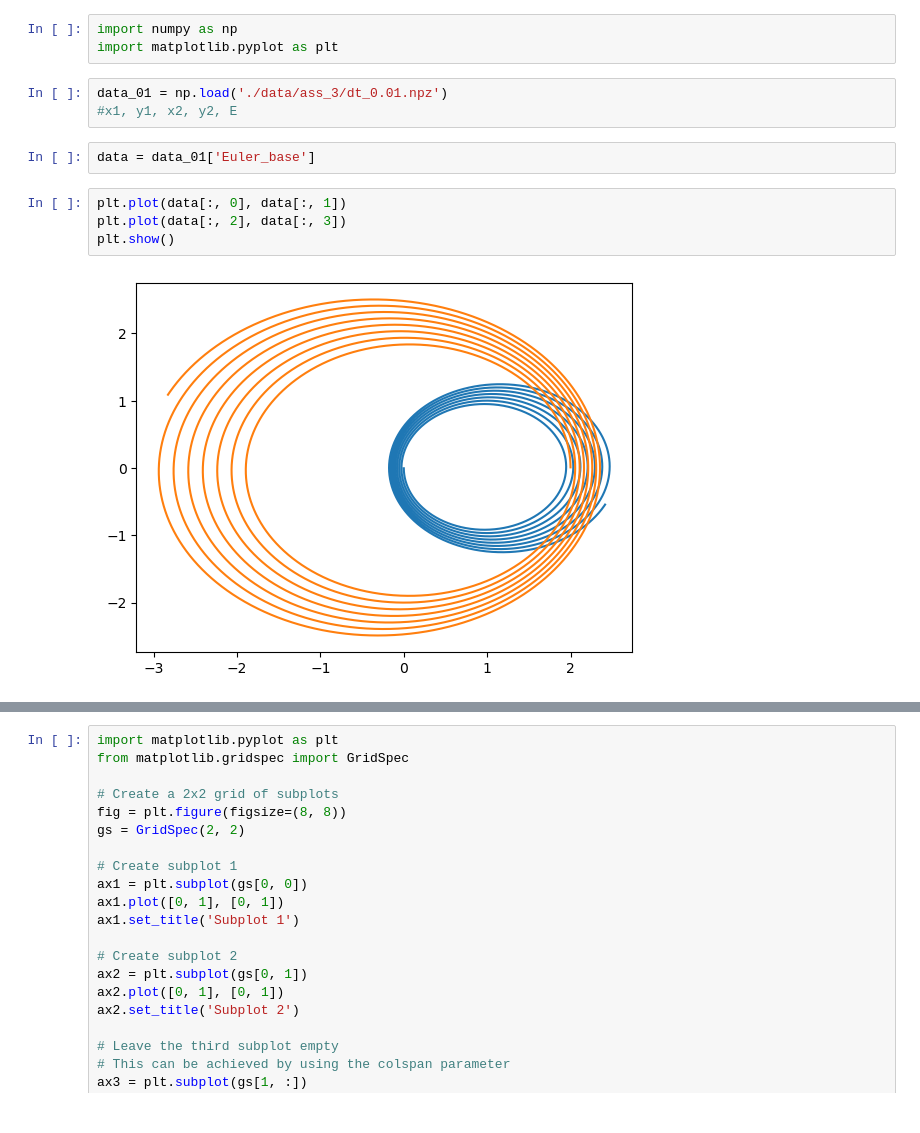
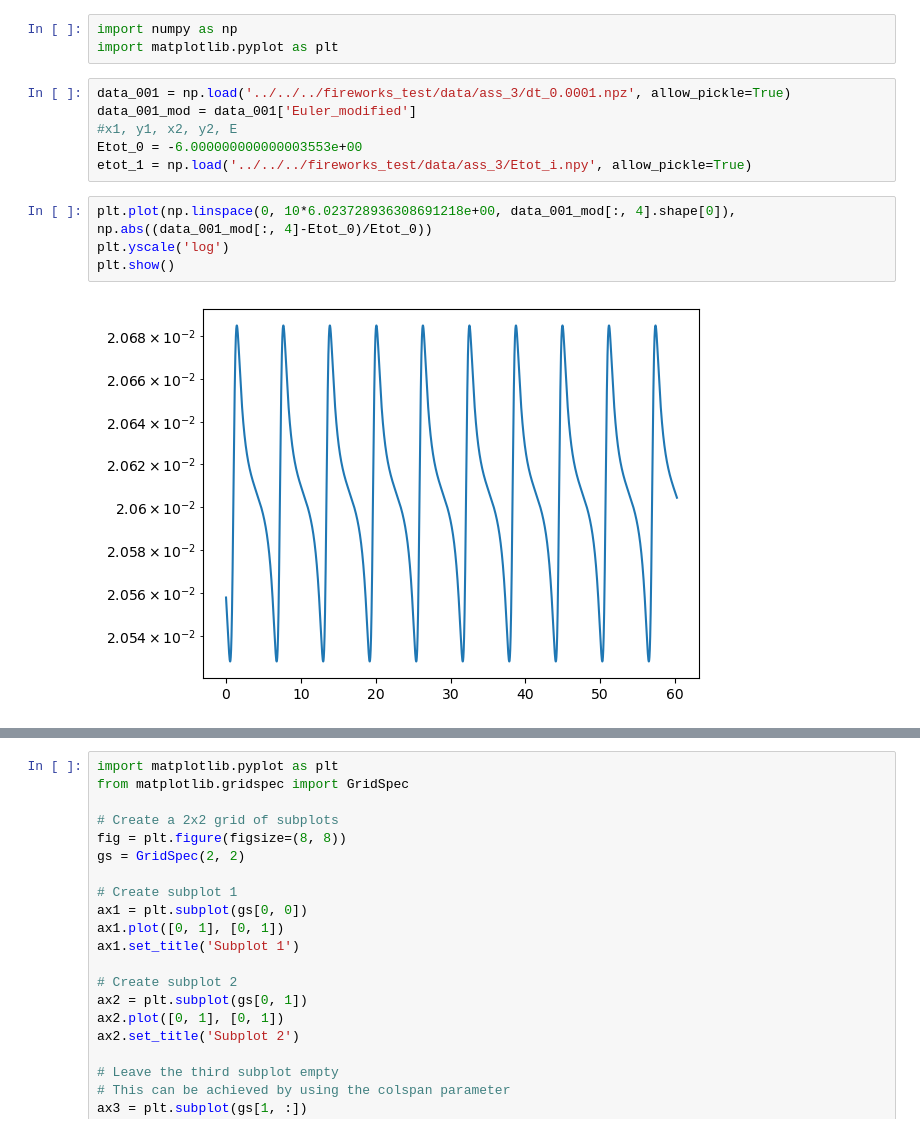
Before and after one commit to Berto70/pod_compastro23, a Jupyter notebook: Fireworks/fireworks_test/scripts/ass_3/test.ipynb, the cells around one changed output, grey strips where cells are left out. Saved outputs shown, nothing was run; the diff lists cells and outputs as text.

```diff
--- a/Fireworks/fireworks_test/scripts/ass_3/test.ipynb
+++ b/Fireworks/fireworks_test/scripts/ass_3/test.ipynb
@@ -2,13 +2,14 @@
 import numpy as np
 import matplotlib.pyplot as plt
 # %%
-data_01 = np.load('./data/ass_3/dt_0.01.npz')
+data_001 = np.load('../../../fireworks_test/data/ass_3/dt_0.0001.npz', allow_pickle=True)
+data_001_mod = data_001['Euler_modified']
 #x1, y1, x2, y2, E
+Etot_0 = -6.000000000000003553e+00
+etot_1 = np.load('../../../fireworks_test/data/ass_3/Etot_i.npy', allow_pickle=True)
-# %%
-data = data_01['Euler_base']
-# %%
-plt.plot(data[:, 0], data[:, 1])
-plt.plot(data[:, 2], data[:, 3])
-plt.show()
-# %% [output]
-[figure, removed]
+# %%
+plt.plot(np.linspace(0, 10*6.023728936308691218e+00, data_001_mod[:, 4].shape[0]), np.abs((data_001_mod[:, 4]-Etot_0)/Etot_0))
+plt.yscale('log')
+plt.show()
+# %% [output]
+[figure, added]
```
Also changed, not shown: parts of 2 cells of this notebook, 17 other files.
